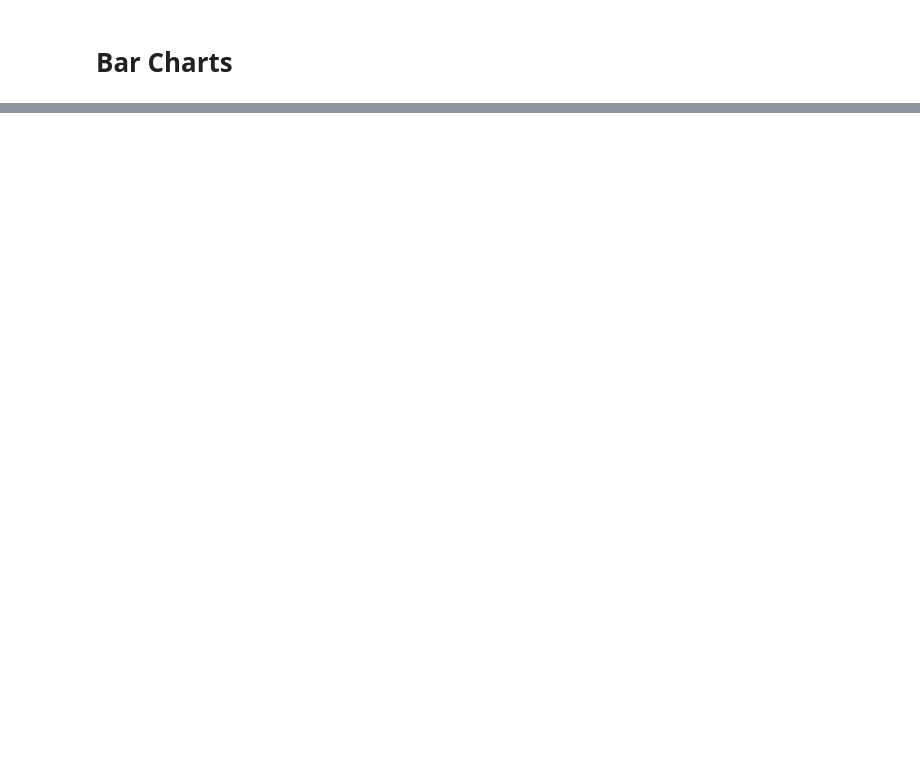
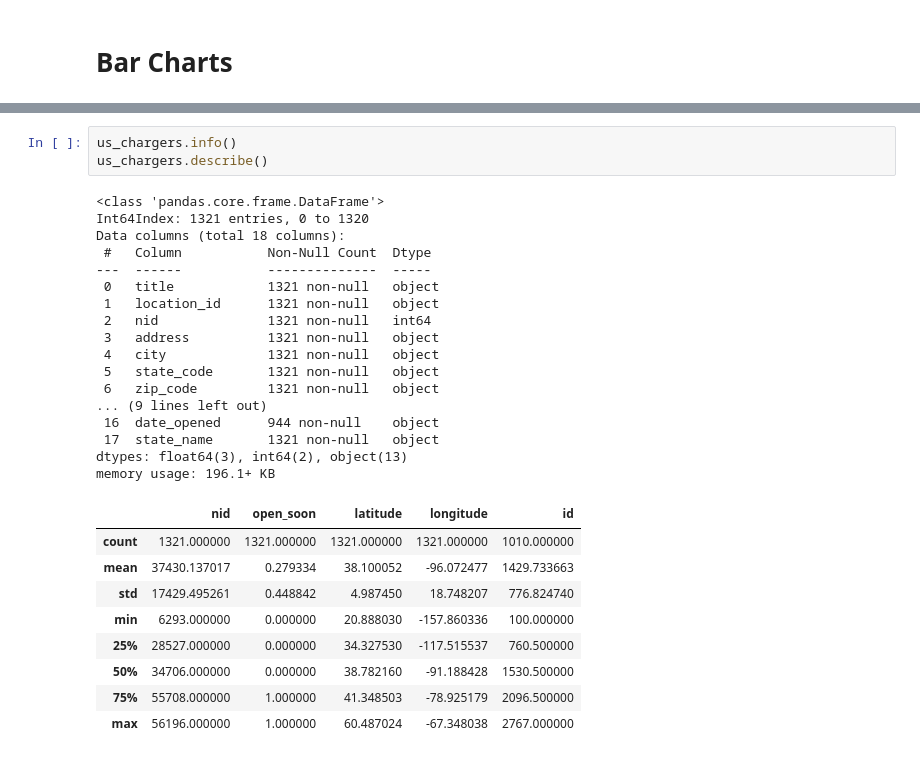
Before and after one commit to jeffkempster/code-louisville-data-science-2, a Jupyter notebook: chargers.ipynb, the cells around one changed output, grey strips where cells are left out. Saved outputs shown, nothing was run; the diff lists cells and outputs as text; blank space fills up the shorter version.

```diff
--- a/chargers.ipynb
+++ b/chargers.ipynb
@@ -180,0 +336,30 @@ Canvas(toolbar=Toolbar(toolitems=[('Home', 'Reset original view', 'home', 'home'
+# %%
+us_chargers.info()
+us_chargers.describe()
+# %% [output]
+<class 'pandas.core.frame.DataFrame'>
+Int64Index: 1321 entries, 0 to 1320
+Data columns (total 18 columns):
+ #   Column           Non-Null Count  Dtype
+---  ------           --------------  -----
+ 0   title            1321 non-null   object
+ 1   location_id      1321 non-null   object
+ 2   nid              1321 non-null   int64
+ 3   address          1321 non-null   object
+ 4   city             1321 non-null   object
+ 5   state_code       1321 non-null   object
+ 6   zip_code         1321 non-null   object
+... (9 lines left out)
+ 16  date_opened      944 non-null    object
+ 17  state_name       1321 non-null   object
+dtypes: float64(3), int64(2), object(13)
+memory usage: 196.1+ KB
+|  | nid | open_soon | latitude | longitude | id |
+| count | 1321.000000 | 1321.000000 | 1321.000000 | 1321.000000 | 1010.000000 |
+| mean | 37430.137017 | 0.279334 | 38.100052 | -96.072477 | 1429.733663 |
+| std | 17429.495261 | 0.448842 | 4.987450 | 18.748207 | 776.824740 |
+| min | 6293.000000 | 0.000000 | 20.888030 | -157.860336 | 100.000000 |
+| 25% | 28527.000000 | 0.000000 | 34.327530 | -117.515537 | 760.500000 |
+| 50% | 34706.000000 | 0.000000 | 38.782160 | -91.188428 | 1530.500000 |
+| 75% | 55708.000000 | 1.000000 | 41.348503 | -78.925179 | 2096.500000 |
+| max | 56196.000000 | 1.000000 | 60.487024 | -67.348038 | 2767.000000 |
```
Also changed, not shown: parts of 18 cells of this notebook, 10 other files.
